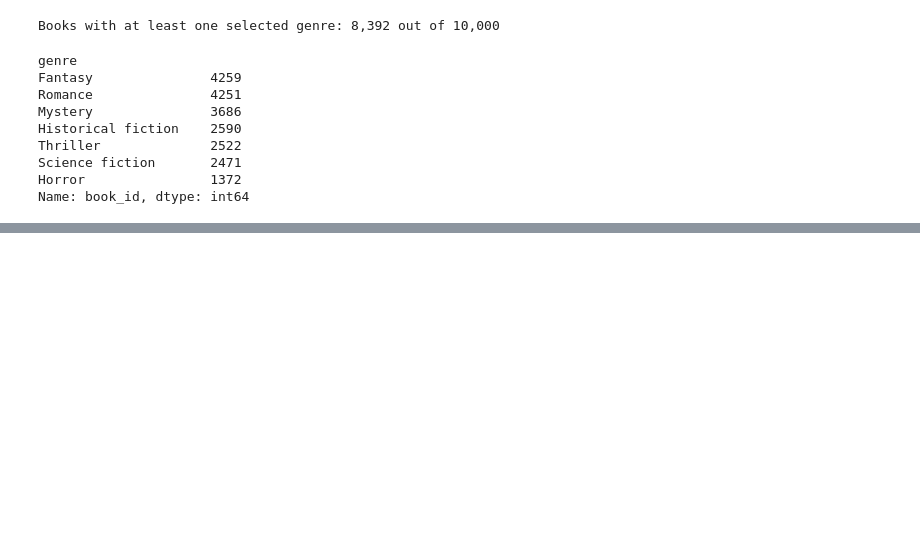
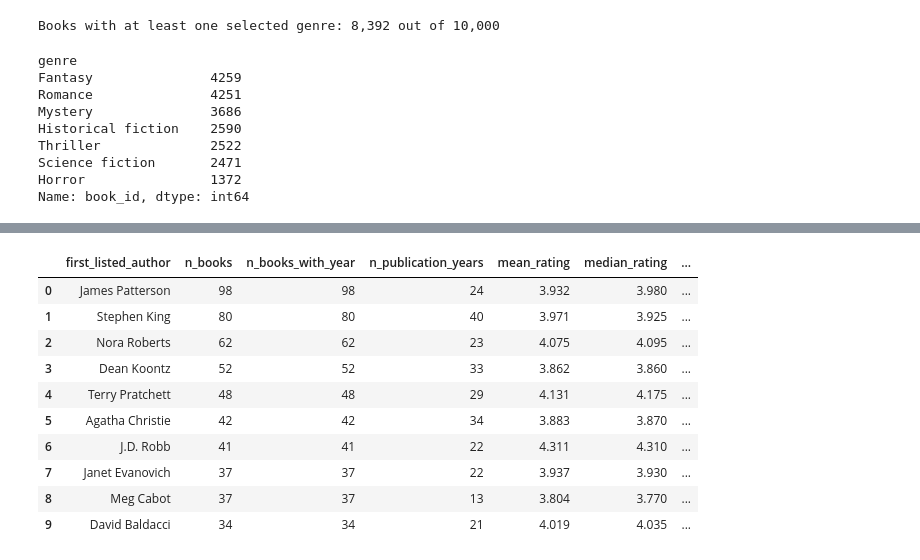
Before and after one commit to sofiagolla04/page-turners, a Jupyter notebook: page_turners_analysis.ipynb, the cells around one changed output, grey strips where cells are left out. Saved outputs shown, nothing was run; the diff lists cells and outputs as text; code cells hidden in the pictures; blank space fills up the shorter version.

```diff
--- a/page_turners_analysis.ipynb
+++ b/page_turners_analysis.ipynb
@@ -640,0 +914,21 @@ To be developed.
+# %%
+import importlib
+import src.data_cleaning as data_cleaning
+
+importlib.reload(data_cleaning)
+
+books_by_author = data_cleaning.prepare_book_authors(
+    books_enriched
+)
+
+assert books_by_author["book_id"].is_unique
+assert books_by_author["first_listed_author"].notna().all()
+
+excluded_books = len(books_enriched) - len(books_by_author)
+
+print(f"Books included: {len(books_by_author):,}")
+print(f"Books excluded for missing author: {excluded_books:,}")
+
+books_by_author[
+    ["book_id", "authors", "first_listed_author"]
+].head(10)
@@ -640,0 +949,24 @@ To be developed.
+# %%
+import src.analysis as analysis
+
+importlib.reload(analysis)
+
+author_summary = analysis.summarize_authors(
+    books_by_author
+)
+
+assert author_summary["n_books"].sum() == len(books_by_author)
+
+author_summary.head(10).round(3)
+# %% [output]
+|  | first_listed_author | n_books | n_books_with_year | n_publication_years | mean_rating | median_rating | ... |
+| 0 | James Patterson | 98 | 98 | 24 | 3.932 | 3.980 | ... |
+| 1 | Stephen King | 80 | 80 | 40 | 3.971 | 3.925 | ... |
+| 2 | Nora Roberts | 62 | 62 | 23 | 4.075 | 4.095 | ... |
+| 3 | Dean Koontz | 52 | 52 | 33 | 3.862 | 3.860 | ... |
+| 4 | Terry Pratchett | 48 | 48 | 29 | 4.131 | 4.175 | ... |
+| 5 | Agatha Christie | 42 | 42 | 34 | 3.883 | 3.870 | ... |
+| 6 | J.D. Robb | 41 | 41 | 22 | 4.311 | 4.310 | ... |
+| 7 | Janet Evanovich | 37 | 37 | 22 | 3.937 | 3.930 | ... |
+| 8 | Meg Cabot | 37 | 37 | 13 | 3.804 | 3.770 | ... |
+| 9 | David Baldacci | 34 | 34 | 21 | 4.019 | 4.035 | ... |
```
Also changed, not shown: parts of 44 cells of this notebook, 12 other files.
